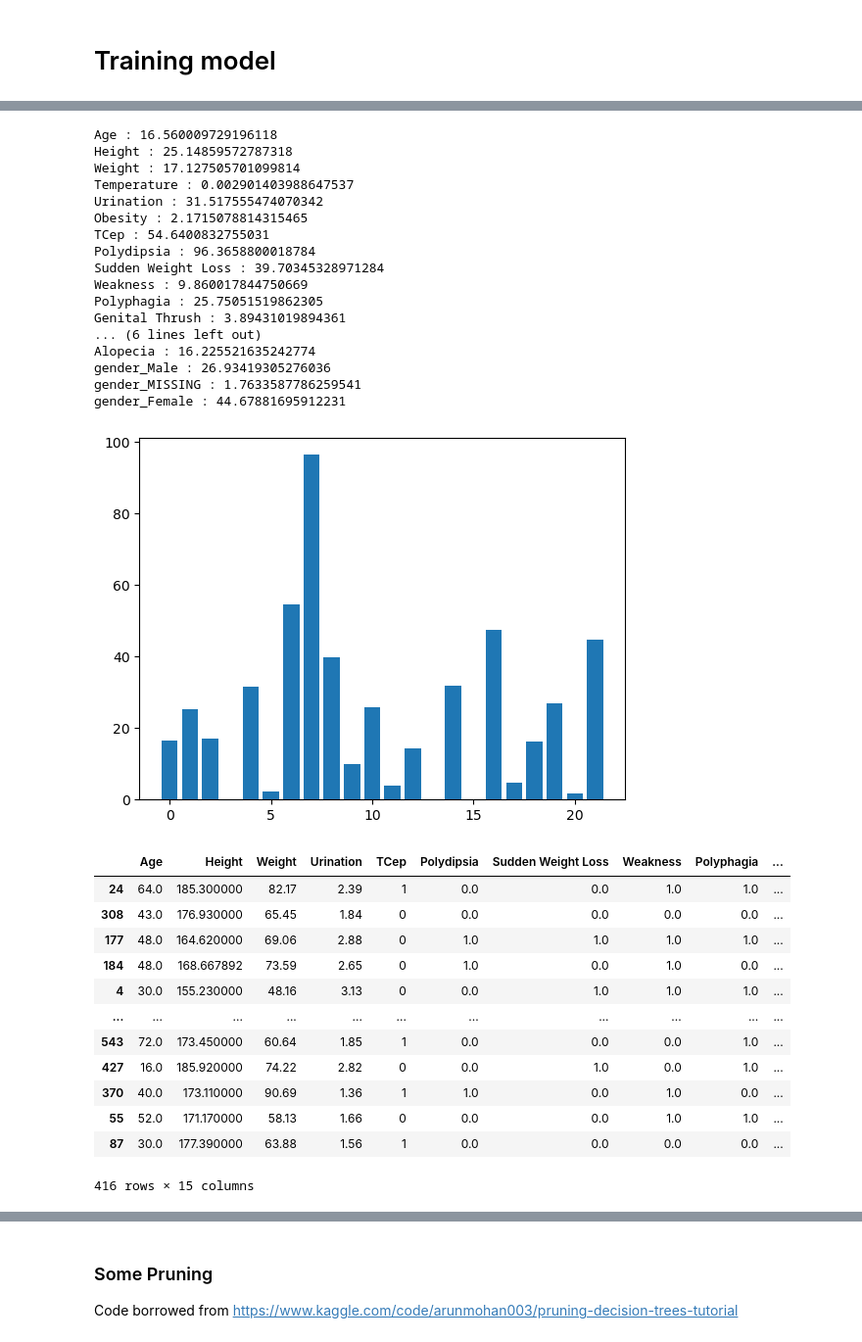
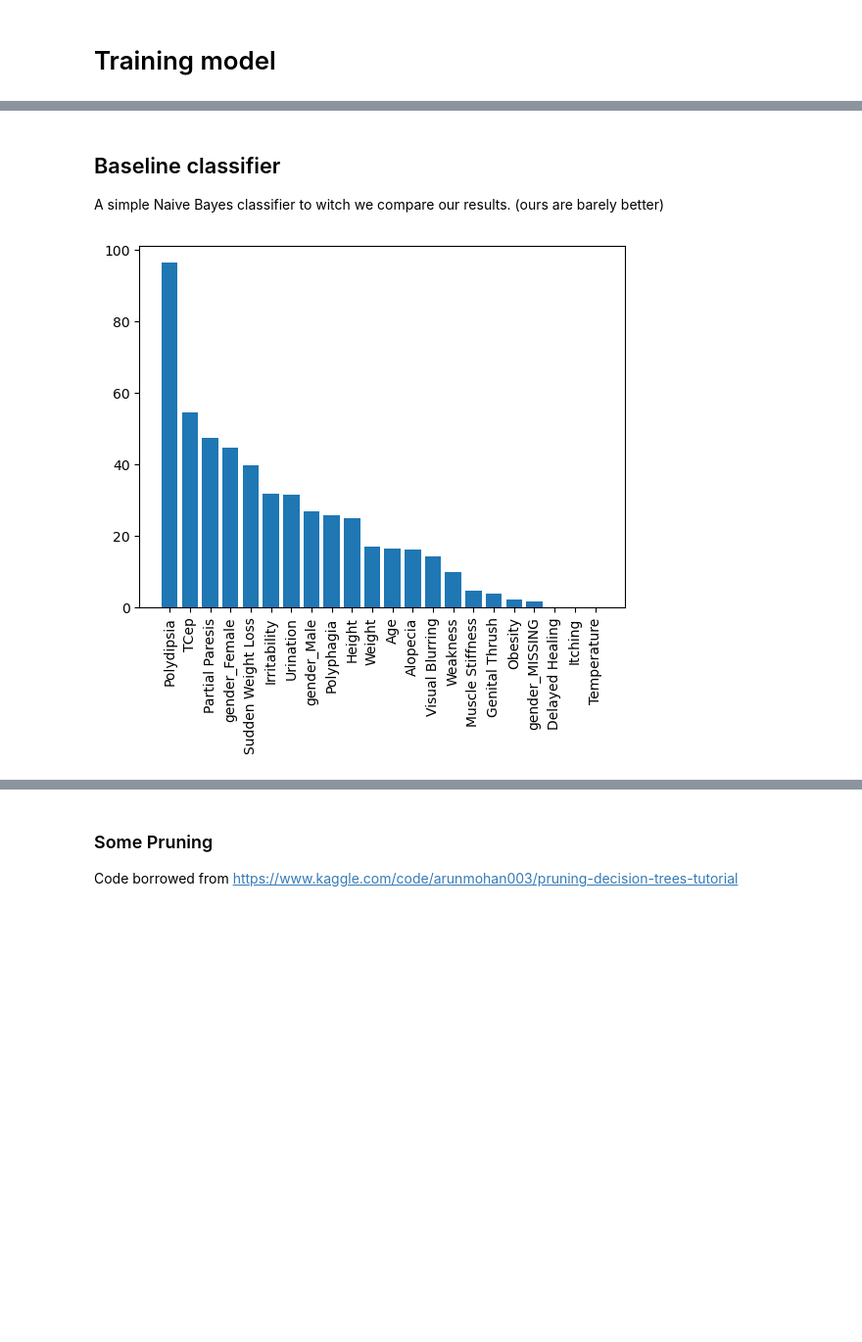
Before and after one commit to Even-tr/IN-STK5000-9000-Project-1, a Jupyter notebook: NotebookV2.ipynb, the cells around one changed output, grey strips where cells are left out. Shown at 98% size. Saved outputs shown, nothing was run; the diff lists cells and outputs as text; code cells hidden in the pictures; blank space fills up the shorter version.

```diff
--- a/NotebookV2.ipynb
+++ b/NotebookV2.ipynb
@@ -457 +442,4 @@ gender_MISSING uint8
 gender_Female uint8
+# %% [markdown]
+## Baseline classifier
+A simple Naive Bayes classifier to witch we compare our results. (ours are barely better)
@@ -463,47 +456,25 @@ X_new = skb.fit_transform(X_train, y_train)
 cols_idxs = skb.get_support(indices=True)
 features_df_new = X_train.iloc[:,cols_idxs]
 
-
+skb_dict={}
 
 # what are scores for the features
 for i in range(len(skb.scores_)):
- print(X_train.columns[i], ":", skb.scores_[i])
+    skb_dict[X_train.columns[i]] = skb.scores_[i]
+    #print(X_train.columns[i], ":", skb.scores_[i])
 # plot the scores
-plt.bar([i for i in range(len(skb.scores_))], skb.scores_)
-plt.show()
-features_df_new
+#features_df_new
-# %% [output]
-Age : 16.560009729196118
-Height : 25.14859572787318
-Weight : 17.127505701099814
-Temperature : 0.002901403988647537
-Urination : 31.517555474070342
-Obesity : 2.1715078814315465
-TCep : 54.6400832755031
-Polydipsia : 96.3658800018784
-Sudden Weight Loss : 39.70345328971284
-Weakness : 9.860017844750669
-Polyphagia : 25.75051519862305
-Genital Thrush : 3.89431019894361
-... (6 lines left out)
-Alopecia : 16.225521635242774
-gender_Male : 26.93419305276036
-gender_MISSING : 1.7633587786259541
-gender_Female : 44.67881695912231
-[figure, removed]
-|  | Age | Height | Weight | Urination | TCep | Polydipsia | Sudden Weight Loss | Weakness | Polyphagia | ... |
-| 24 | 64.0 | 185.300000 | 82.17 | 2.39 | 1 | 0.0 | 0.0 | 1.0 | 1.0 | ... |
-| 308 | 43.0 | 176.930000 | 65.45 | 1.84 | 0 | 0.0 | 0.0 | 0.0 | 0.0 | ... |
-| 177 | 48.0 | 164.620000 | 69.06 | 2.88 | 0 | 1.0 | 1.0 | 1.0 | 1.0 | ... |
-| 184 | 48.0 | 168.667892 | 73.59 | 2.65 | 0 | 1.0 | 0.0 | 1.0 | 0.0 | ... |
-| 4 | 30.0 | 155.230000 | 48.16 | 3.13 | 0 | 0.0 | 1.0 | 1.0 | 1.0 | ... |
-| ... | ... | ... | ... | ... | ... | ... | ... | ... | ... | ... |
-| 543 | 72.0 | 173.450000 | 60.64 | 1.85 | 1 | 0.0 | 0.0 | 0.0 | 1.0 | ... |
-| 427 | 16.0 | 185.920000 | 74.22 | 2.82 | 0 | 0.0 | 1.0 | 0.0 | 1.0 | ... |
-| 370 | 40.0 | 173.110000 | 90.69 | 1.36 | 1 | 1.0 | 0.0 | 1.0 | 0.0 | ... |
-| 55 | 52.0 | 171.170000 | 58.13 | 1.66 | 0 | 0.0 | 0.0 | 1.0 | 1.0 | ... |
-| 87 | 30.0 | 177.390000 | 63.88 | 1.56 | 1 | 0.0 | 0.0 | 0.0 | 0.0 | ... |
-416 rows × 15 columns
+# %%
+def plot_sorted_dict(d):
+    d = sorted(d.items(), key=lambda x:-x[1])
+    n = [i[0] for i in d]
+    v = [i[1] for i in d]
+    plt.bar(n, v)
+    plt.xticks(rotation = 90)
+
+plot_sorted_dict(skb_dict)
+# %% [output]
+[figure, added]
 # %%
 from sklearn import tree
 from sklearn.model_selection import cross_val_score
```
Also changed, not shown: parts of 18 cells of this notebook, 1 other file.
